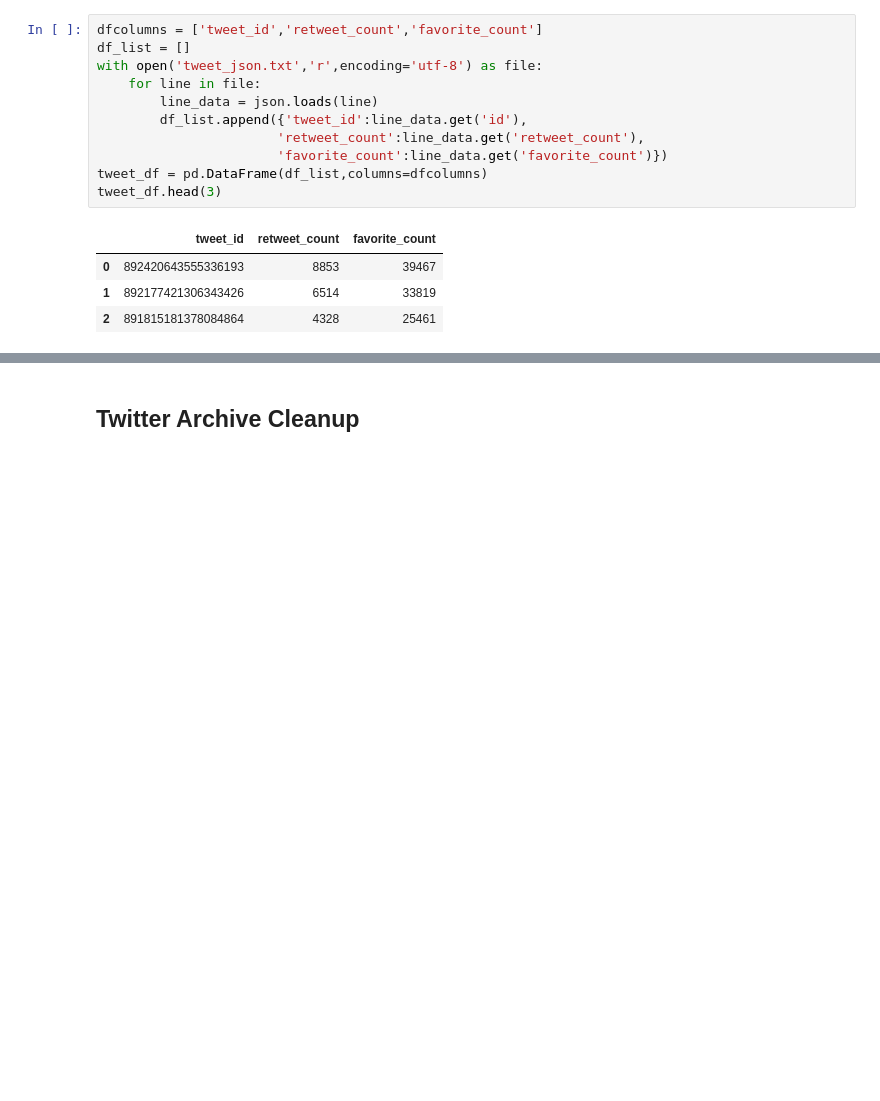
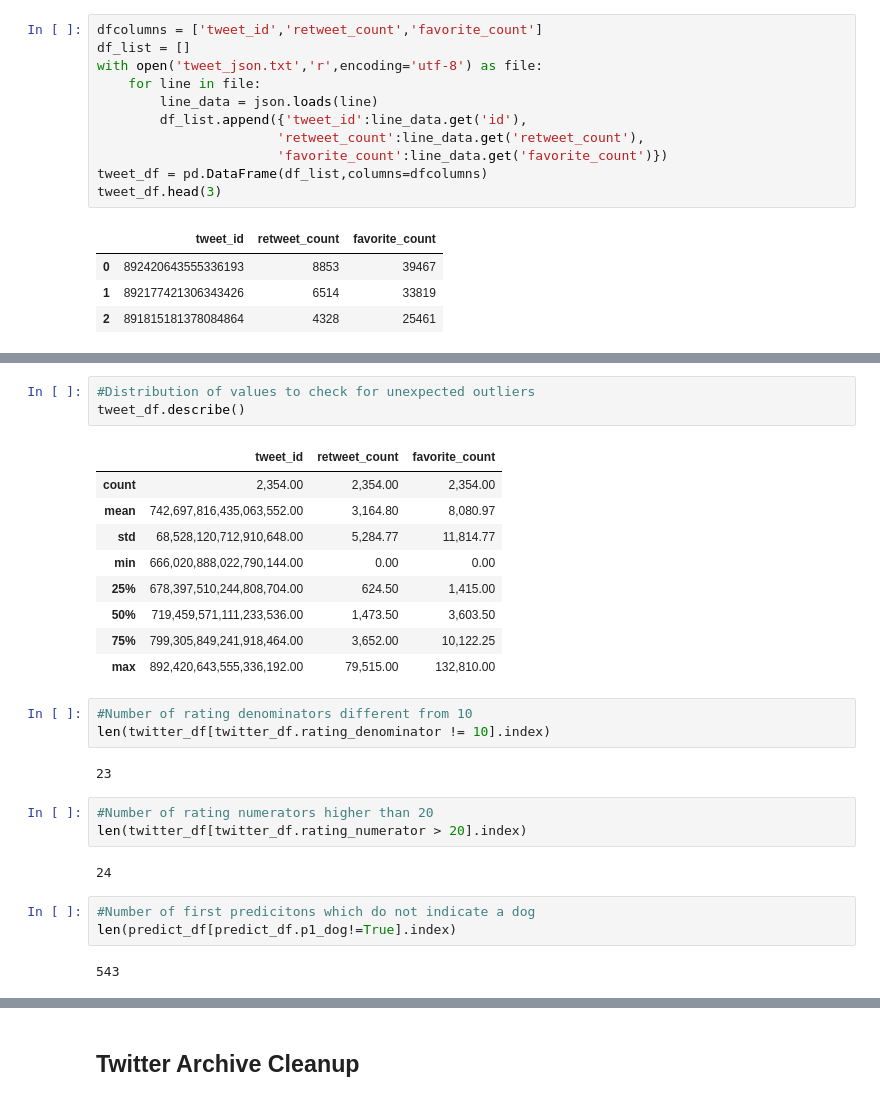
Before and after one commit to MihaiECh/DataWranglingCourse, a Jupyter notebook: wrangle_act.ipynb, the cells around one changed output, grey strips where cells are left out. Cells and saved outputs as stored; diff of their text form; blank space fills up the shorter version.

```diff
--- a/wrangle_act.ipynb
+++ b/wrangle_act.ipynb
@@ -101,0 +198,28 @@ tweet_df.head(3)
+# %%
+#Distribution of values to check for unexpected outliers
+tweet_df.describe()
+# %% [output]
+|  | tweet_id | retweet_count | favorite_count |
+| count | 2,354.00 | 2,354.00 | 2,354.00 |
+| mean | 742,697,816,435,063,552.00 | 3,164.80 | 8,080.97 |
+| std | 68,528,120,712,910,648.00 | 5,284.77 | 11,814.77 |
+| min | 666,020,888,022,790,144.00 | 0.00 | 0.00 |
+| 25% | 678,397,510,244,808,704.00 | 624.50 | 1,415.00 |
+| 50% | 719,459,571,111,233,536.00 | 1,473.50 | 3,603.50 |
+| 75% | 799,305,849,241,918,464.00 | 3,652.00 | 10,122.25 |
+| max | 892,420,643,555,336,192.00 | 79,515.00 | 132,810.00 |
+# %%
+#Number of rating denominators different from 10
+len(twitter_df[twitter_df.rating_denominator != 10].index)
+# %% [output]
+23
+# %%
+#Number of rating numerators higher than 20
+len(twitter_df[twitter_df.rating_numerator > 20].index)
+# %% [output]
+24
+# %%
+#Number of first predicitons which do not indicate a dog
+len(predict_df[predict_df.p1_dog!=True].index)
+# %% [output]
+543
```
Also changed, not shown: parts of 44 cells of this notebook.
